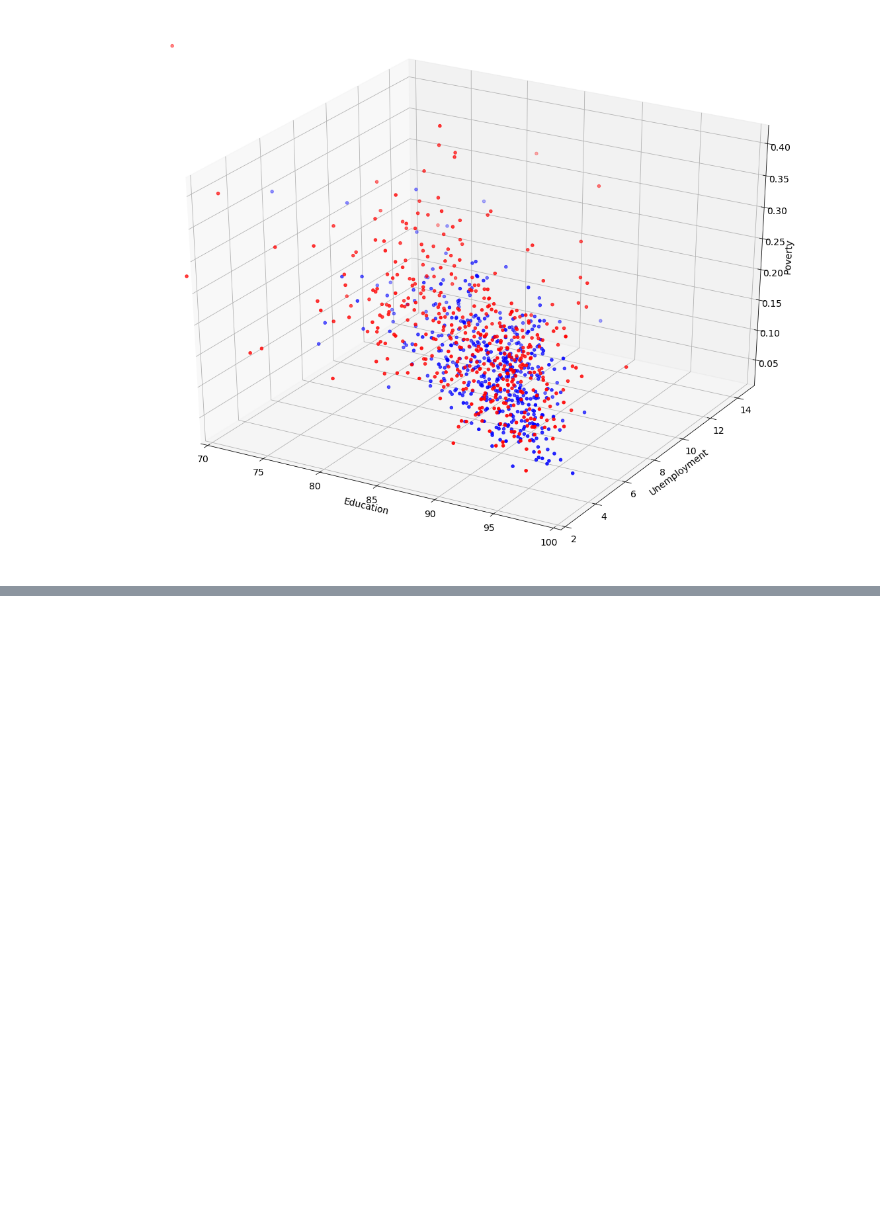
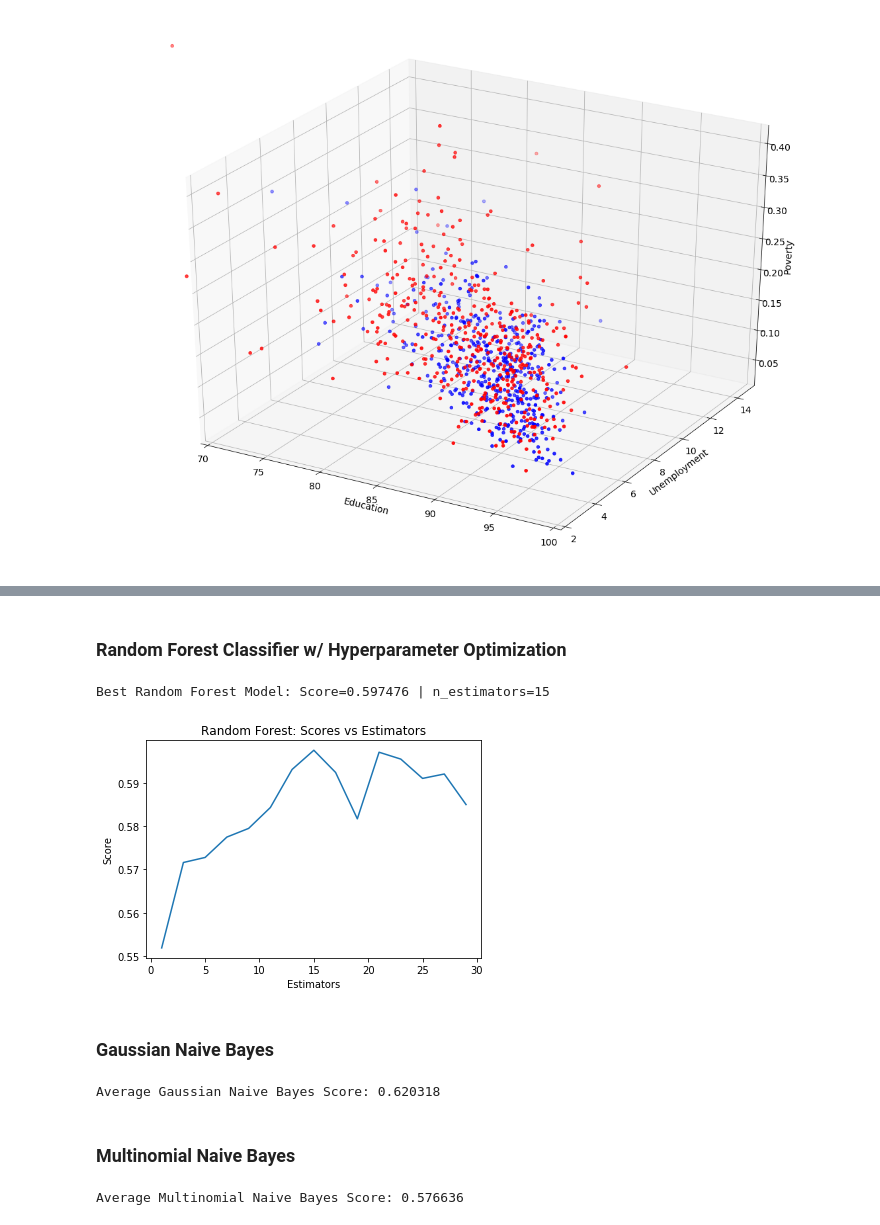
Before and after one commit to ebk46/GunViolenceDS, a Jupyter notebook: explore.ipynb, the cells around one changed output, grey strips where cells are left out. Saved outputs shown, nothing was run; the diff lists cells and outputs as text; code cells hidden in the pictures; blank space fills up the shorter version.

```diff
--- a/explore.ipynb
+++ b/explore.ipynb
@@ -461,0 +513,37 @@ Average Random Forest Score: 0.582328
+# %% [markdown]
+### Random Forest Classifier w/ Hyperparameter Optimization
+# %%
+ranfor_scores = []
+for n_estimators in range(1, 30, 2):
+    ranfor = RandomForestClassifier(n_estimators=n_estimators, n_jobs=-1)
+    avg_ranfor_score = run_trials(ranfor, data_X, data_Y)
+    ranfor_scores.append([avg_ranfor_score, n_estimators])
+    #print("Random Forest Score (n_estimators=%d): %f" % (n_estimators, avg_ranfor_score))
+
+show_hyperparameter_changes(ranfor_scores, "Estimators", "Random Forest")
+
+ranfor_scores.sort(key=lambda x: x[0], reverse=True)
+best_ranfor = ranfor_scores[0]
+best_ranfor_score = best_ranfor[0]
+best_n_estimators = best_ranfor[1]
+
+print("Best Random Forest Model: Score=%f | n_estimators=%d" % (best_ranfor_score, best_n_estimators))
+# %% [output]
+Best Random Forest Model: Score=0.597476 | n_estimators=15
+[figure, added]
+# %% [markdown]
+### Gaussian Naive Bayes
+# %%
+gaussian_nb = GaussianNB()
+avg_gauss_nb_score = run_trials(gaussian_nb, data_X, data_Y)
+print("Average Gaussian Naive Bayes Score: %f" % avg_gauss_nb_score)
+# %% [output]
+Average Gaussian Naive Bayes Score: 0.620318
+# %% [markdown]
+### Multinomial Naive Bayes
+# %%
+multi_nb = MultinomialNB()
+avg_multi_nb_score = run_trials(multi_nb, data_X, data_Y)
+print("Average Multinomial Naive Bayes Score: %f" % avg_multi_nb_score)
+# %% [output]
+Average Multinomial Naive Bayes Score: 0.576636
```
Also changed, not shown: parts of 19 cells of this notebook.
